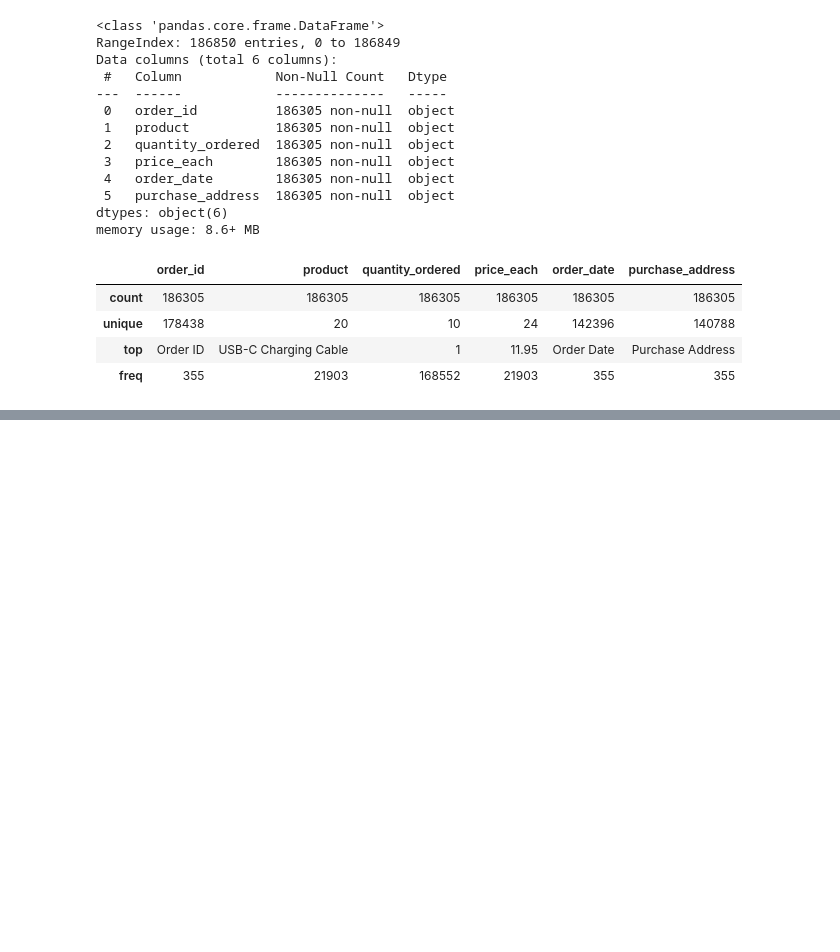
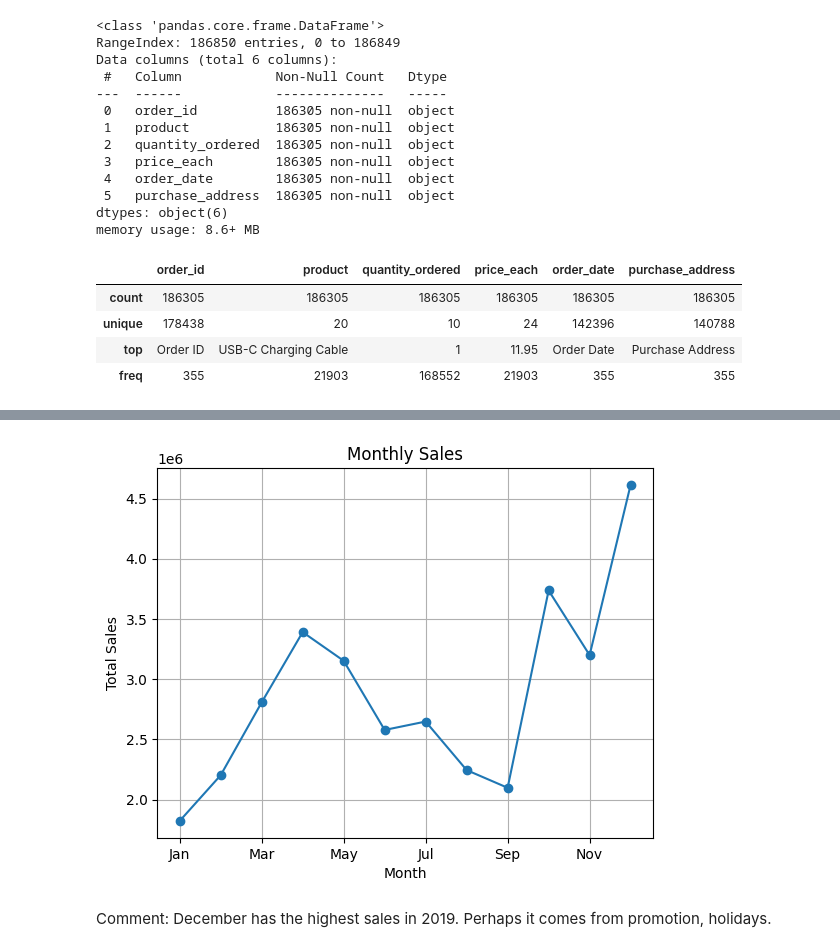
Before and after one commit to HenryHai0407/data_analysis_pandas, a Jupyter notebook: project1.ipynb, the cells around one changed output, grey strips where cells are left out. Cells and saved outputs as stored; diff of their text form; code cells hidden in the pictures; blank space fills up the shorter version.

```diff
--- a/project1.ipynb
+++ b/project1.ipynb
@@ -99,0 +312,5 @@ duplicates
+# %%
+# Delete Unnamed: 0
+df = df.drop(['Unnamed: 0'], axis=1)
+# %%
+df = df.drop(['price_each_str','price_each_float'],axis=1)
@@ -99,0 +336,4 @@ duplicates
+# %%
+# What was the best month for sales?
+df['year'] = df['order_date'].dt.year
+df['month'] = df['order_date'].dt.month
@@ -99,0 +357,2 @@ duplicates
+# %%
+monthly_sales = df.groupby('month')['total'].sum()
@@ -99,0 +444,16 @@ duplicates
+# %%
+# Create month_names as index
+month_names = ['Jan', 'Feb', 'Mar', 'Apr', 'May', 'Jun',
+               'Jul', 'Aug', 'Sep', 'Oct', 'Nov', 'Dec']
+
+monthly_sales.index = month_names
+
+monthly_sales.plot(kind='line',marker='o')
+plt.title('Monthly Sales')
+plt.xlabel('Month')
+plt.ylabel('Total Sales')
+plt.grid(True)
+# %% [output]
+[figure, added]
+# %% [markdown]
+Comment: December has the highest sales in 2019. Perhaps it comes from promotion, holidays.
```
Also changed, not shown: parts of 45 cells of this notebook, 1 other file.
